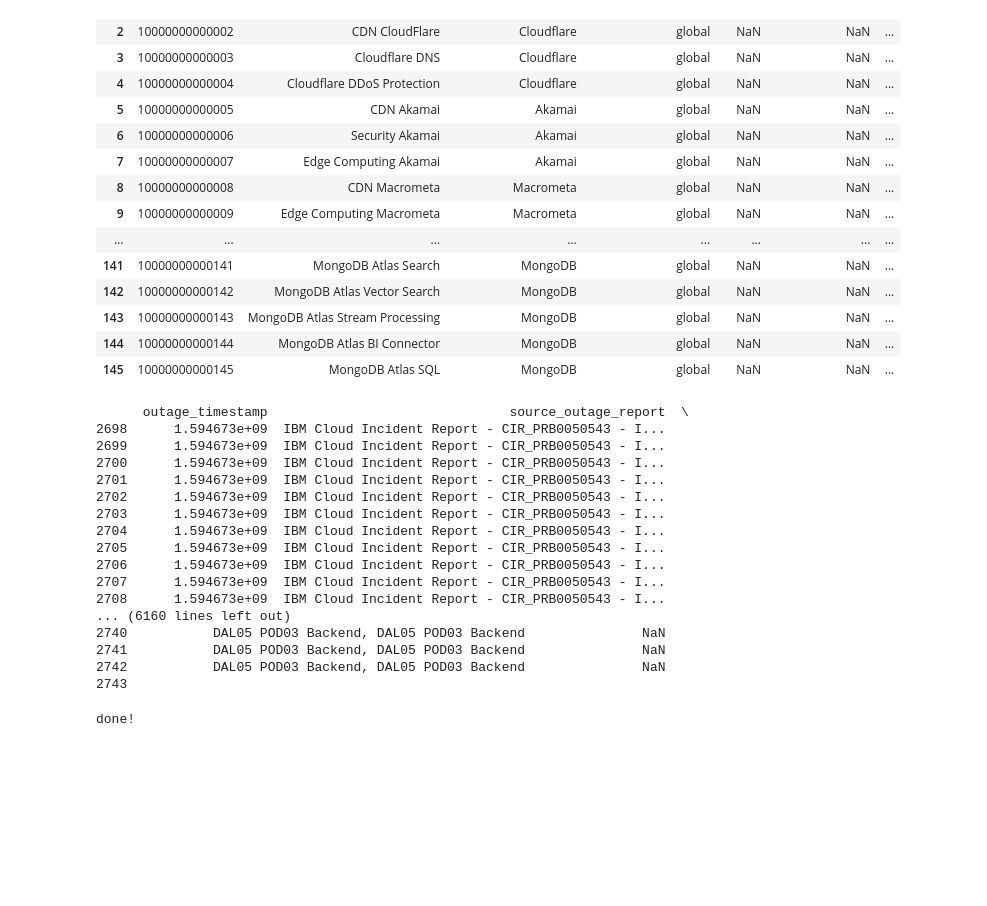
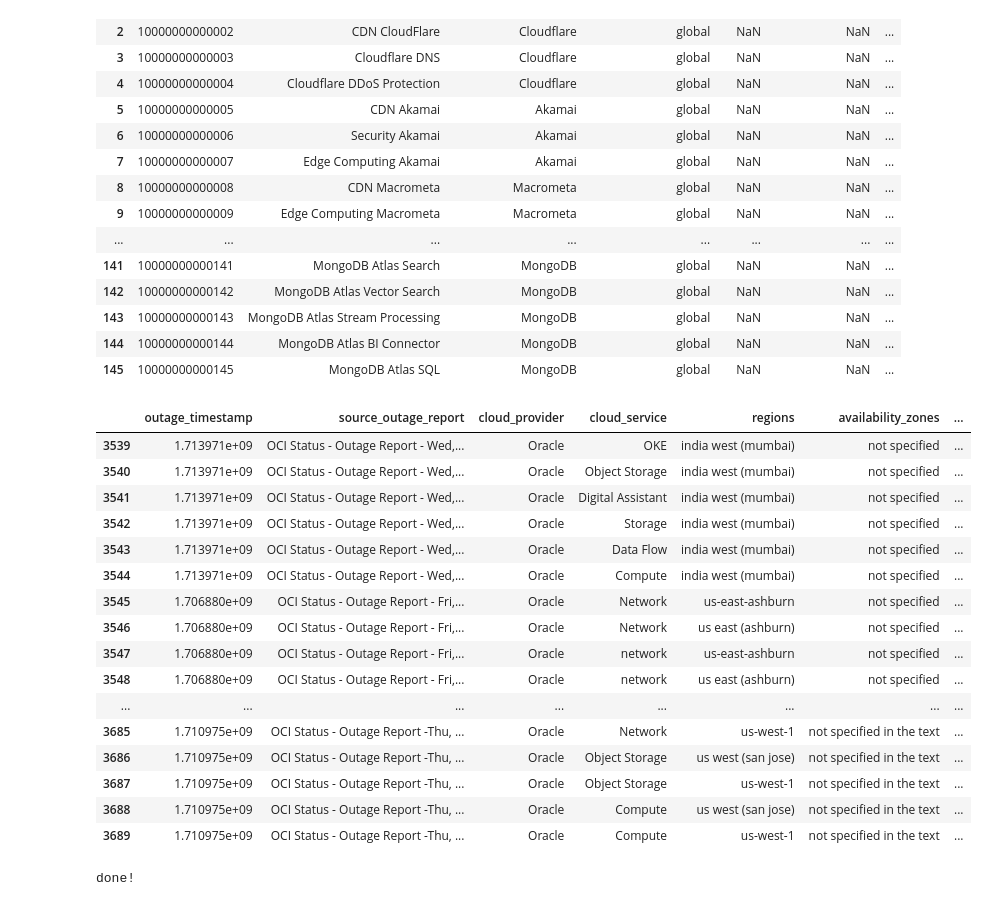
Before and after one commit to jpacerqueira/insureyourtechcloudgraph, a Jupyter notebook: information/clean_genai_data/Analysis-Services-Outages.ipynb, the cells around one changed output. Cells and saved outputs as stored; diff of their text form; code cells hidden in the pictures; blank space fills up the shorter version.

Commit message:
Outage Data Analysis - continue with Oracle Cloud

```diff
--- a/information/clean_genai_data/Analysis-Services-Outages.ipynb
+++ b/information/clean_genai_data/Analysis-Services-Outages.ipynb
@@ -62,26 +62,26 @@ df_services
 | 144 | 10000000000144 | MongoDB Atlas BI Connector | MongoDB | global | NaN | NaN | ... |
 | 145 | 10000000000145 | MongoDB Atlas SQL | MongoDB | global | NaN | NaN | ... |
 # %%
-df_outages1 = df_outages[df_outages['cloud_provider'].str.contains('AWS|GCP|Azure|MongoDB|Oracle') == False] # Exclude to view = IBM
+df_outages1 = df_outages[df_outages['cloud_provider'].str.contains('AWS|GCP|Azure|MongoDB|IBM') == False] # Exclude to view = Oracle
 df_outages1
 # %% [output]
-      outage_timestamp                               source_outage_report  \
-2698      1.594673e+09  IBM Cloud Incident Report - CIR_PRB0050543 - I...
-2699      1.594673e+09  IBM Cloud Incident Report - CIR_PRB0050543 - I...
-2700      1.594673e+09  IBM Cloud Incident Report - CIR_PRB0050543 - I...
-2701      1.594673e+09  IBM Cloud Incident Report - CIR_PRB0050543 - I...
-2702      1.594673e+09  IBM Cloud Incident Report - CIR_PRB0050543 - I...
-2703      1.594673e+09  IBM Cloud Incident Report - CIR_PRB0050543 - I...
-2704      1.594673e+09  IBM Cloud Incident Report - CIR_PRB0050543 - I...
-2705      1.594673e+09  IBM Cloud Incident Report - CIR_PRB0050543 - I...
-2706      1.594673e+09  IBM Cloud Incident Report - CIR_PRB0050543 - I...
-2707      1.594673e+09  IBM Cloud Incident Report - CIR_PRB0050543 - I...
-2708      1.594673e+09  IBM Cloud Incident Report - CIR_PRB0050543 - I...
-... (6160 lines left out)
-2740           DAL05 POD03 Backend, DAL05 POD03 Backend               NaN
-2741           DAL05 POD03 Backend, DAL05 POD03 Backend               NaN
-2742           DAL05 POD03 Backend, DAL05 POD03 Backend               NaN
-2743
+|  | outage_timestamp | source_outage_report | cloud_provider | cloud_service | regions | availability_zones | ... |
+| 3539 | 1.713971e+09 | OCI Status - Outage Report - Wed,... | Oracle | OKE | india west (mumbai) | not specified | ... |
+| 3540 | 1.713971e+09 | OCI Status - Outage Report - Wed,... | Oracle | Object Storage | india west (mumbai) | not specified | ... |
+| 3541 | 1.713971e+09 | OCI Status - Outage Report - Wed,... | Oracle | Digital Assistant | india west (mumbai) | not specified | ... |
+| 3542 | 1.713971e+09 | OCI Status - Outage Report - Wed,... | Oracle | Storage | india west (mumbai) | not specified | ... |
+| 3543 | 1.713971e+09 | OCI Status - Outage Report - Wed,... | Oracle | Data Flow | india west (mumbai) | not specified | ... |
+| 3544 | 1.713971e+09 | OCI Status - Outage Report - Wed,... | Oracle | Compute | india west (mumbai) | not specified | ... |
+| 3545 | 1.706880e+09 | OCI Status - Outage Report - Fri,... | Oracle | Network | us-east-ashburn | not specified | ... |
+| 3546 | 1.706880e+09 | OCI Status - Outage Report - Fri,... | Oracle | Network | us east (ashburn) | not specified | ... |
+| 3547 | 1.706880e+09 | OCI Status - Outage Report - Fri,... | Oracle | network | us-east-ashburn | not specified | ... |
+| 3548 | 1.706880e+09 | OCI Status - Outage Report - Fri,... | Oracle | network | us east (ashburn) | not specified | ... |
+| ... | ... | ... | ... | ... | ... | ... | ... |
+| 3685 | 1.710975e+09 | OCI Status - Outage Report -Thu, ... | Oracle | Network | us-west-1 | not specified in the text | ... |
+| 3686 | 1.710975e+09 | OCI Status - Outage Report -Thu, ... | Oracle | Object Storage | us west (san jose) | not specified in the text | ... |
+| 3687 | 1.710975e+09 | OCI Status - Outage Report -Thu, ... | Oracle | Object Storage | us-west-1 | not specified in the text | ... |
+| 3688 | 1.710975e+09 | OCI Status - Outage Report -Thu, ... | Oracle | Compute | us west (san jose) | not specified in the text | ... |
+| 3689 | 1.710975e+09 | OCI Status - Outage Report -Thu, ... | Oracle | Compute | us-west-1 | not specified in the text | ... |
 # %%
 print("done!")
 # %% [output]
```
Also changed, not shown: parts of 1 cell of this notebook, 3 other files.
